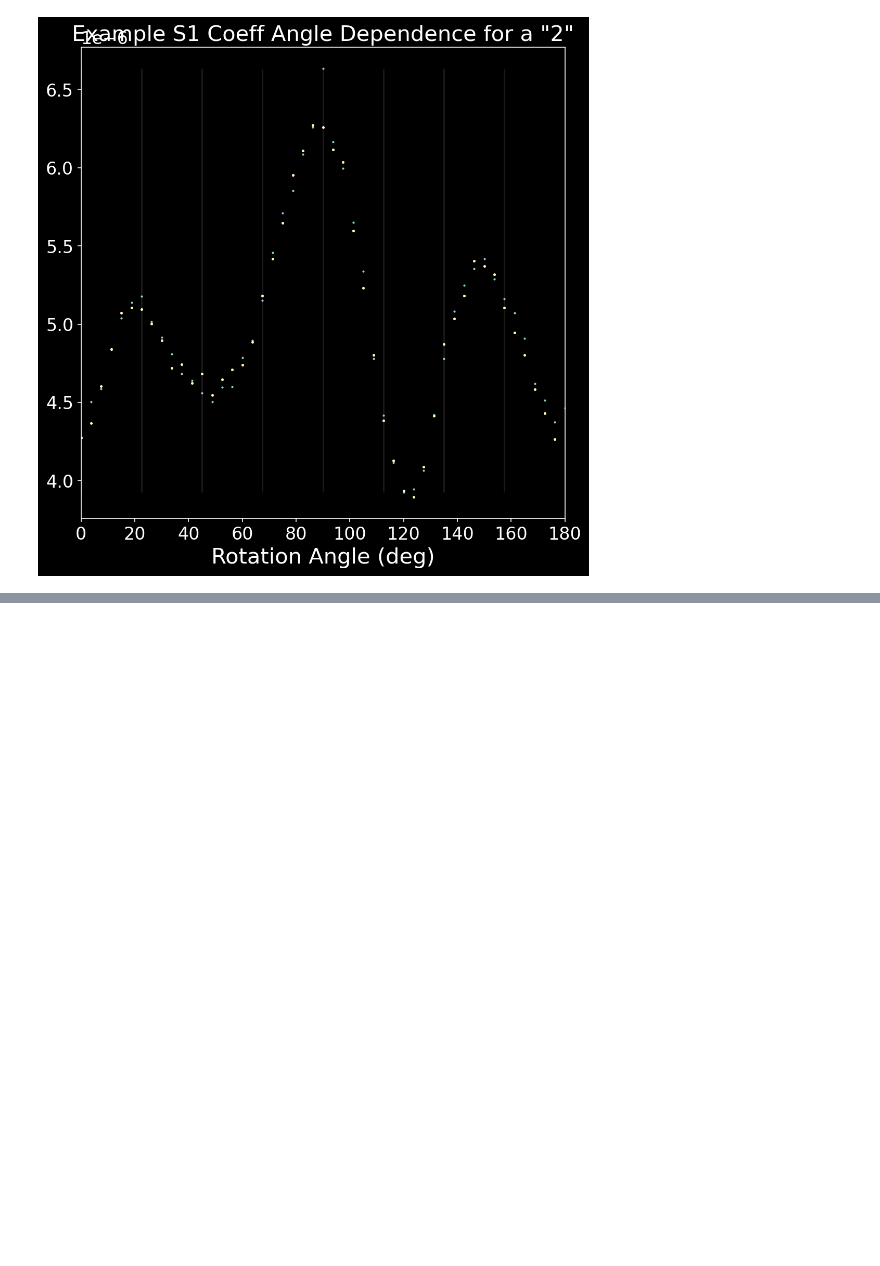
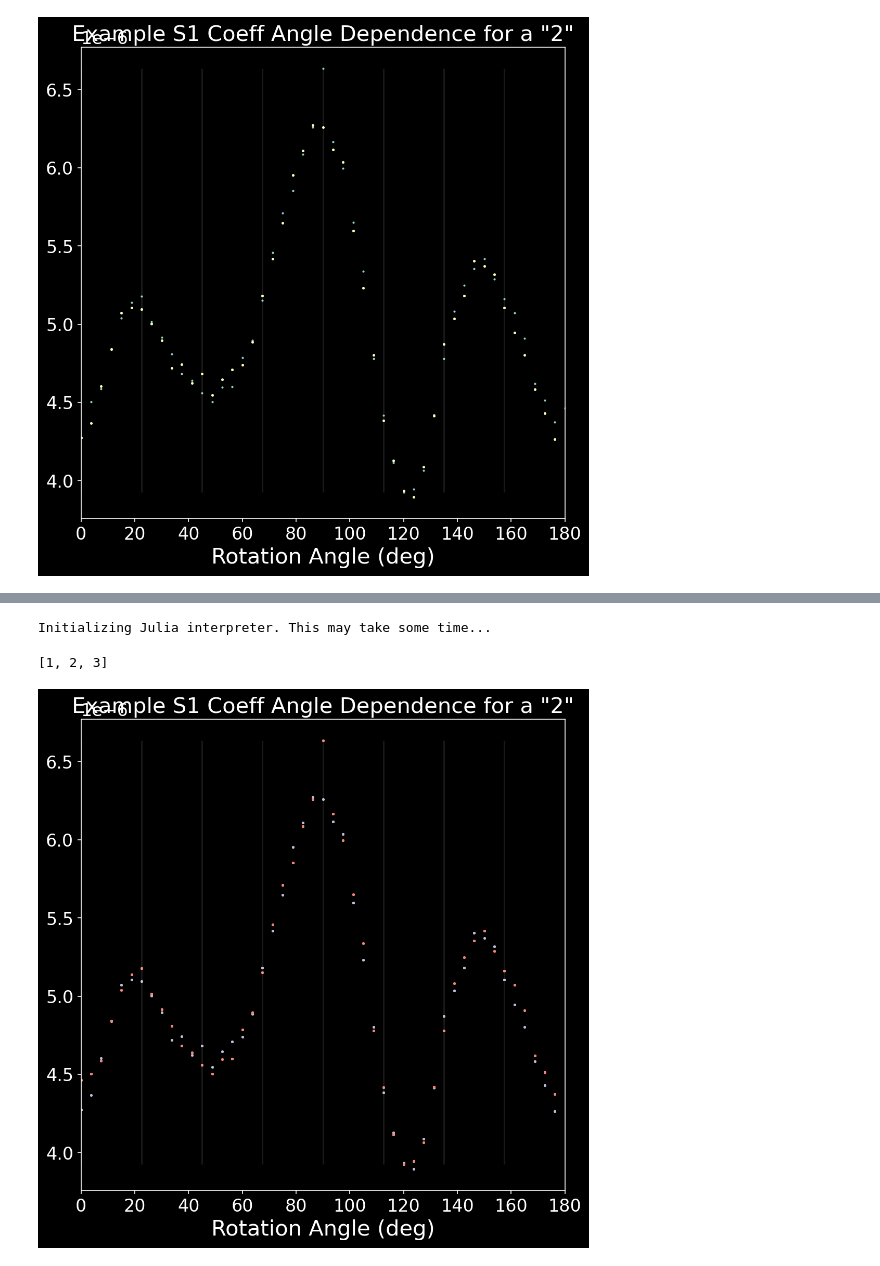
Before and after one commit to andrew-saydjari/DHC, a Jupyter notebook: Daily/2021_03_10.ipynb, the cells around one changed output, grey strips where cells are left out. Cells and saved outputs as stored; diff of their text form; code cells hidden in the pictures; blank space fills up the shorter version.

```diff
--- a/Daily/2021_03_10.ipynb
+++ b/Daily/2021_03_10.ipynb
@@ -791,0 +794,9 @@ plt.show()
+# %%
+from julia.api import Julia
+jl = Julia(compiled_modules=False)
+import julia
+from julia import Main
+import julia.Base
+%load_ext julia.magic
+# %% [output]
+Initializing Julia interpreter. This may take some time...
@@ -791,0 +809,9 @@ plt.show()
+# %%
+%%julia
+test = []
+for i=1:3
+    push!(test,i)
+end
+test
+# %% [output]
+[1, 2, 3]
@@ -791,0 +829,23 @@ plt.show()
+# %%
+shifted_coeff = np.array(Main.eval("shifted_coeff"))
+# %%
+fig = plt.figure(figsize=(8,8),dpi=150)
+ax = fig.add_subplot(111)
+k=1
+for i in range(4):
+    data1 = shifted_coeff[i,48*k:48*(k+1),2+5*4+1]
+    plt.scatter(np.remainder(angle_test[48*k:48*(k+1)]*180/np.pi+(i+1)*180/4,180),data1,s=2)
+
+min_y = data.min()
+max_y = data.max()
+
+for i in range(0,8):
+    plt.vlines(i*180/8,min_y,max_y,'w', alpha=0.1)
+
+plt.title('Example S1 Coeff Angle Dependence for a "2"')
+plt.xlabel('Rotation Angle (deg)')
+plt.xlim([0,180])
+
+plt.show()
+# %% [output]
+[figure, added]
```
Also changed, not shown: parts of 10 cells of this notebook, 4 other files.
